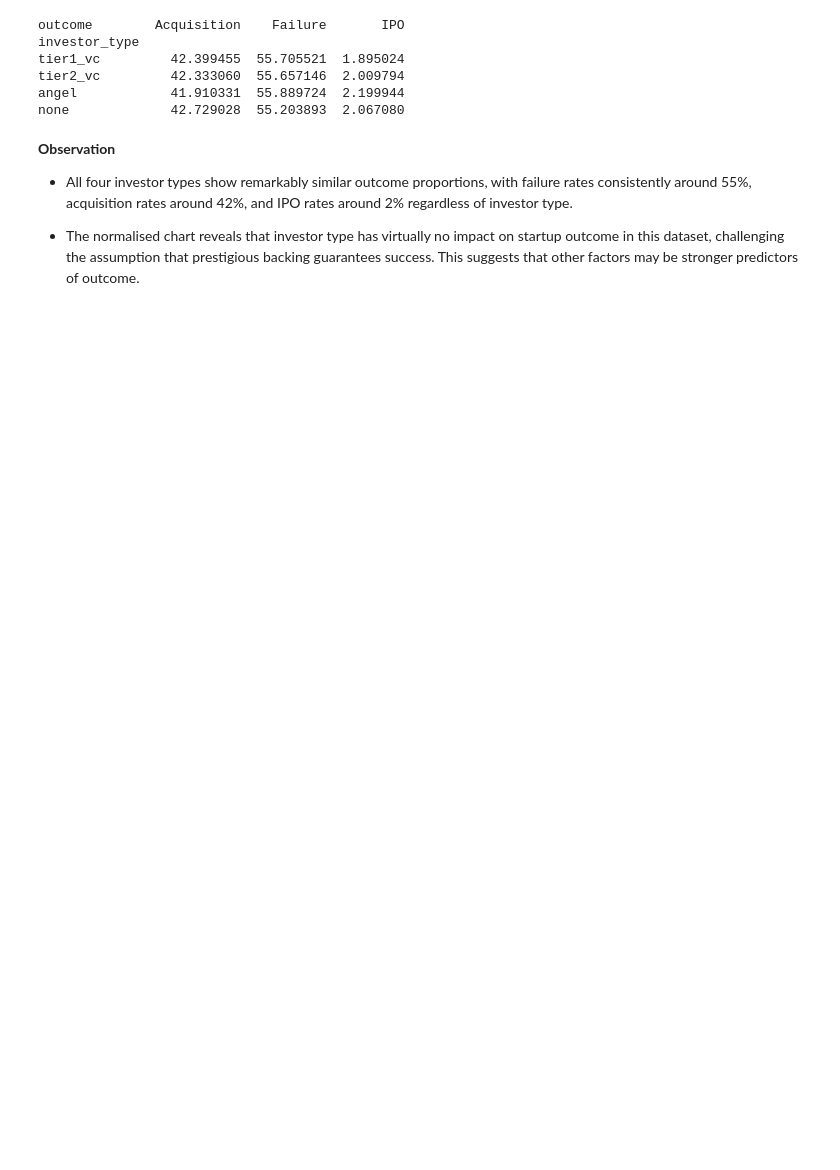
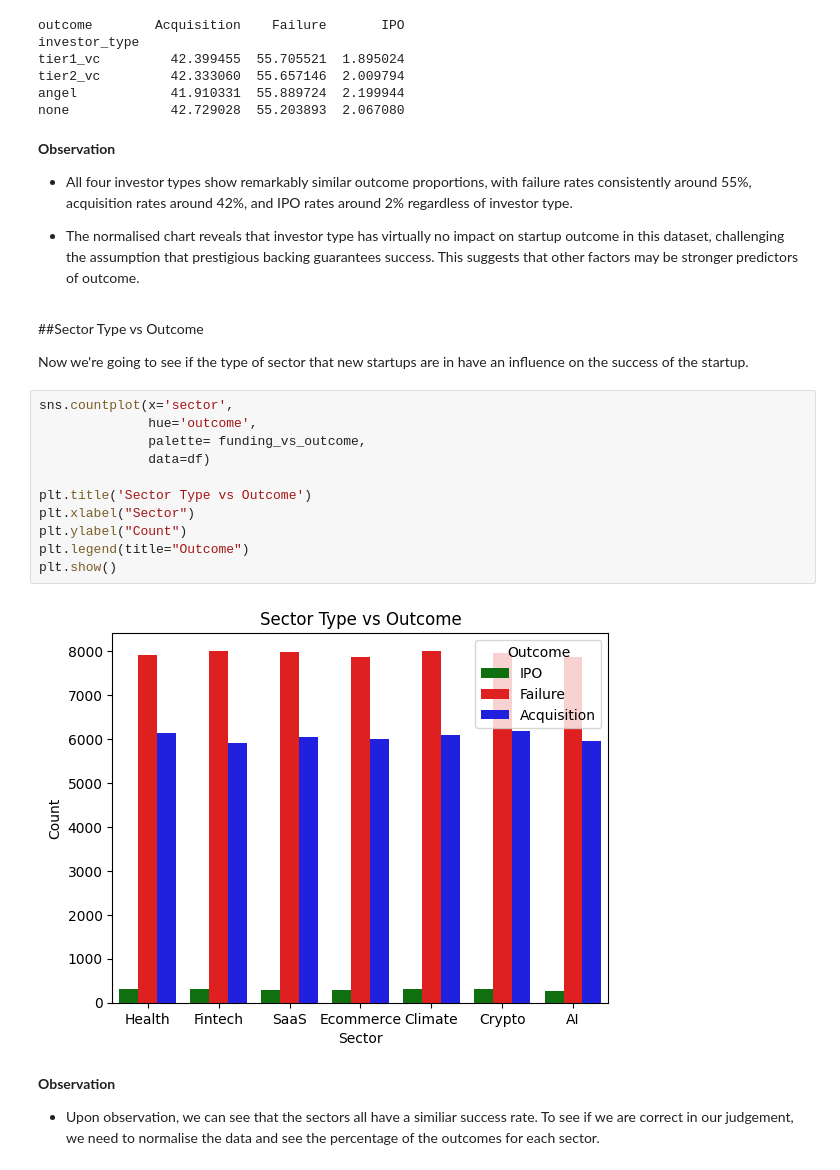
Before and after one commit to chantal-e/Startup-Funding-and-Outcome-Analysis, a Jupyter notebook: startup_funding_and_outcome_analysis.ipynb, the cells around one changed output. Saved outputs shown, nothing was run; the diff lists cells and outputs as text; blank space fills up the shorter version.

```diff
--- a/startup_funding_and_outcome_analysis.ipynb
+++ b/startup_funding_and_outcome_analysis.ipynb
@@ -178,3 +178,24 @@ none             42.729028  55.203893  2.067080
 * All four investor types show remarkably similar outcome proportions, with failure rates consistently around 55%, acquisition rates around 42%, and IPO rates around 2% regardless of investor type.
 
 * The normalised chart reveals that investor type has virtually no impact on startup outcome in this dataset, challenging the assumption that prestigious backing guarantees success. This suggests that other factors may be stronger predictors of outcome.
+# %% [markdown]
+##Sector Type vs Outcome
+
+Now we're going to see if the type of sector that new startups are in have an influence on the success of the startup.
+# %%
+sns.countplot(x='sector',
+              hue='outcome',
+              palette= funding_vs_outcome,
+              data=df)
+
+plt.title('Sector Type vs Outcome')
+plt.xlabel("Sector")
+plt.ylabel("Count")
+plt.legend(title="Outcome")
+plt.show()
+# %% [output]
+[figure, added]
+# %% [markdown]
+**Observation**
+
+*   Upon observation, we can see that the sectors all have a similiar success rate. To see if we are correct in our judgement, we need to normalise the data and see the percentage of the outcomes for each sector.
```
Also changed, not shown: parts of 5 cells of this notebook.
